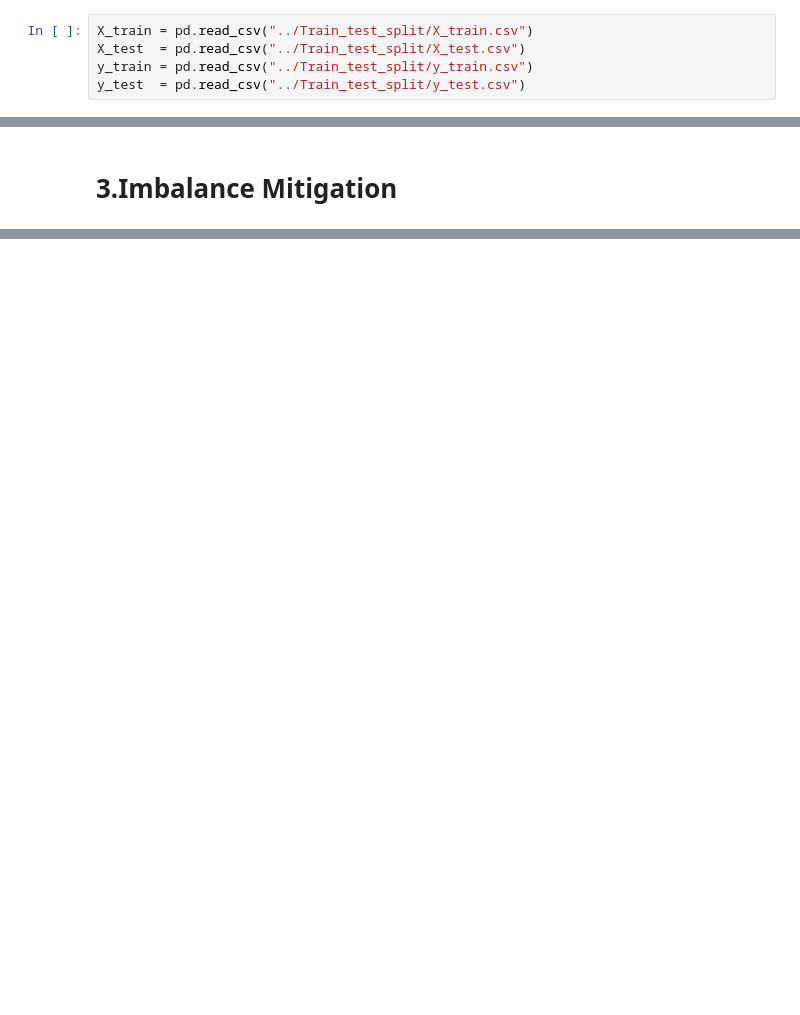
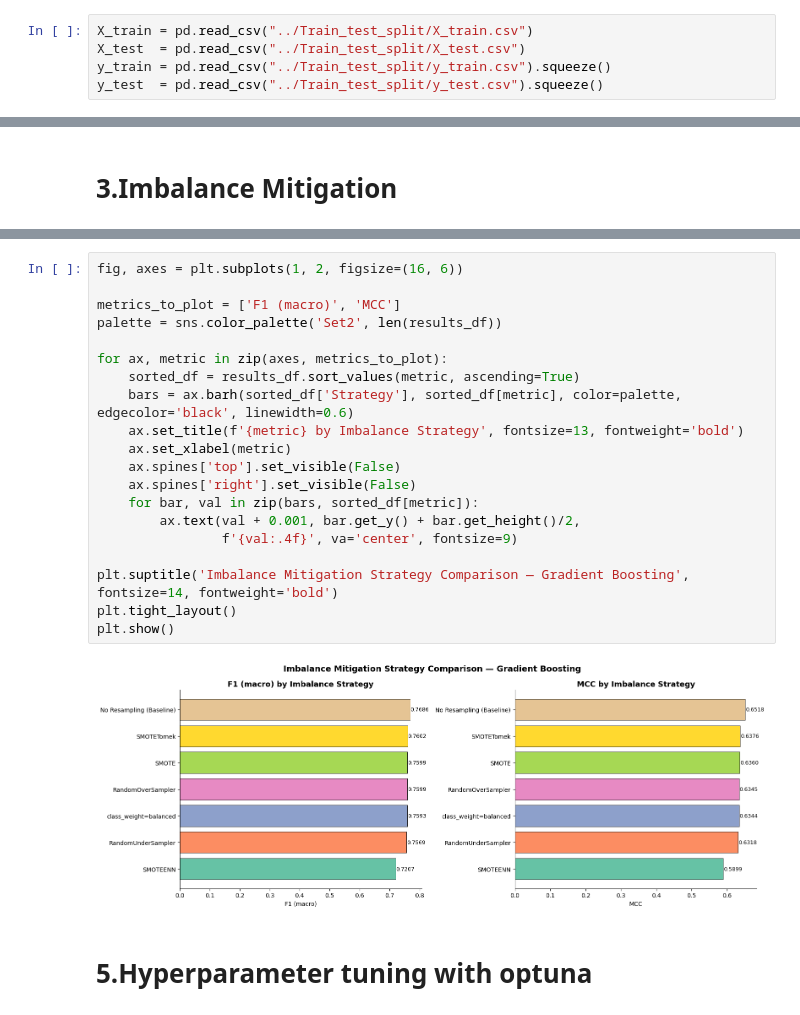
Before and after one commit to AlvarodelaHerran/Adv_ML, a Jupyter notebook: GradientBoosting/GradientBoosting.ipynb, the cells around one changed output, grey strips where cells are left out. Saved outputs shown, nothing was run; the diff lists cells and outputs as text; blank space fills up the shorter version.

Commit message:
Fin de GradientBoosting y AdaBoosting

```diff
--- a/GradientBoosting/GradientBoosting.ipynb
+++ b/GradientBoosting/GradientBoosting.ipynb
@@ -56,5 +55,5 @@ RANDOM_STATE = 42
 # %%
 X_train = pd.read_csv("../Train_test_split/X_train.csv")
 X_test  = pd.read_csv("../Train_test_split/X_test.csv")
-y_train = pd.read_csv("../Train_test_split/y_train.csv")
-y_test  = pd.read_csv("../Train_test_split/y_test.csv")
+y_train = pd.read_csv("../Train_test_split/y_train.csv").squeeze()
+y_test  = pd.read_csv("../Train_test_split/y_test.csv").squeeze()
@@ -185,0 +238,24 @@ KeyboardInterrupt:
+# %%
+fig, axes = plt.subplots(1, 2, figsize=(16, 6))
+
+metrics_to_plot = ['F1 (macro)', 'MCC']
+palette = sns.color_palette('Set2', len(results_df))
+
+for ax, metric in zip(axes, metrics_to_plot):
+    sorted_df = results_df.sort_values(metric, ascending=True)
+    bars = ax.barh(sorted_df['Strategy'], sorted_df[metric], color=palette, edgecolor='black', linewidth=0.6)
+    ax.set_title(f'{metric} by Imbalance Strategy', fontsize=13, fontweight='bold')
+    ax.set_xlabel(metric)
+    ax.spines['top'].set_visible(False)
+    ax.spines['right'].set_visible(False)
+    for bar, val in zip(bars, sorted_df[metric]):
+        ax.text(val + 0.001, bar.get_y() + bar.get_height()/2,
+                f'{val:.4f}', va='center', fontsize=9)
+
+plt.suptitle('Imbalance Mitigation Strategy Comparison — Gradient Boosting', fontsize=14, fontweight='bold')
+plt.tight_layout()
+plt.show()
+# %% [output]
+[figure, added]
+# %% [markdown]
+# 5.Hyperparameter tuning with optuna
```
Also changed, not shown: parts of 16 cells of this notebook, 1 other file.
